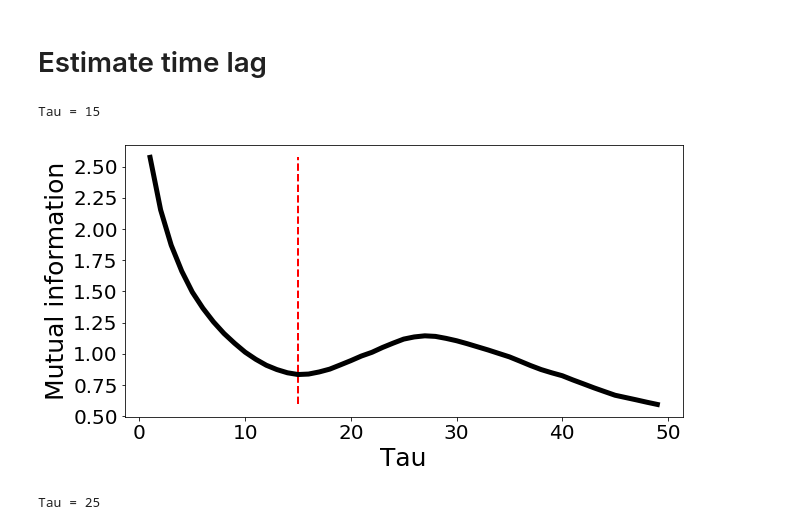
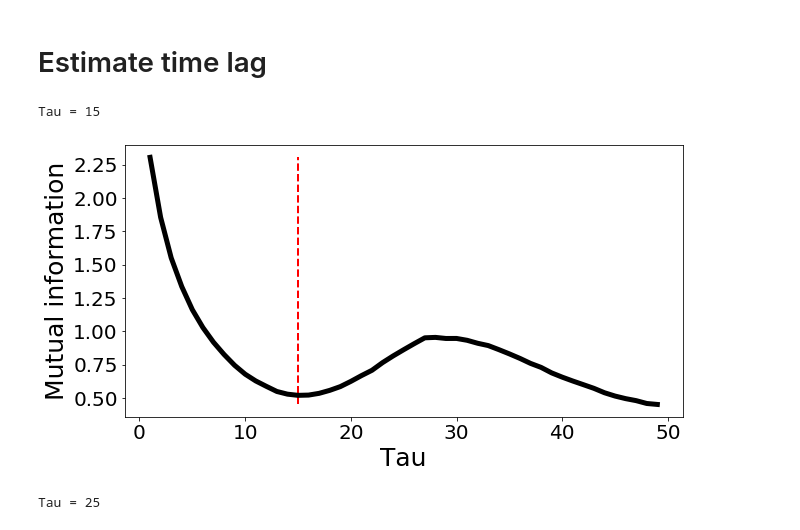
Before and after one commit to dafishcode/empirical_dynamic_modelling, a Jupyter notebook: CCM_run.ipynb, the cells around one changed output. Saved outputs shown, nothing was run; the diff lists cells and outputs as text; code cells hidden in the pictures.

```diff
--- a/CCM_run.ipynb
+++ b/CCM_run.ipynb
@@ -97,34 +99,35 @@ data = ys
 # %%
 # Find tau = time delays that are maximally independent - how can we provide max information for each dimension?
 # Find the first minima in the mutual information function between 2 timeseries lagged by tau
 # The first minima should represent the tau at which the time series are both maximally independent without ,
 # so this delay will provide extra information when performing the embedding without losing the correlation completely.
+data = zs
 
 from scipy.signal import argrelextrema
 
 tau = efn.find_tau(data, 'mi') #find the first minima of MI function
 
 
 MI_list = []
 tau_range = 50 #Tau to loop over
 
 #Calculate MI over a range of tau
 for i in range(1,tau_range):
     MI_list = np.append(MI_list,[efn.MI(data,i,50)])
 print('Tau = ' + str(tau))
 
 fig = plt.figure(figsize = (10,5))
 plt.plot(range(1,tau_range), MI_list, c = 'k', lw = 5)
 plt.vlines(x=tau,  alpha = 1, ymin = np.min(MI_list), ymax = np.max(MI_list), color = 'red', linewidth = 2, linestyle = '--')
 plt.ylabel("Mutual information", size = 25)
 plt.xlabel("Tau", size = 25)
 plt.xticks(fontsize = 20)
 plt.yticks(fontsize = 20)
 #plt.savefig(Ffig + 'tau_MI.png')
 plt.show()
 # %% [output]
 Tau = 15
-[figure, old version]
+[figure, new version]
 # %%
 # Find tau = the tau at which the autocorrelation drops below 1/e
 tau = efn.find_tau(data, 'ac')
```
Also changed, not shown: parts of 31 cells of this notebook, 2 other files.
